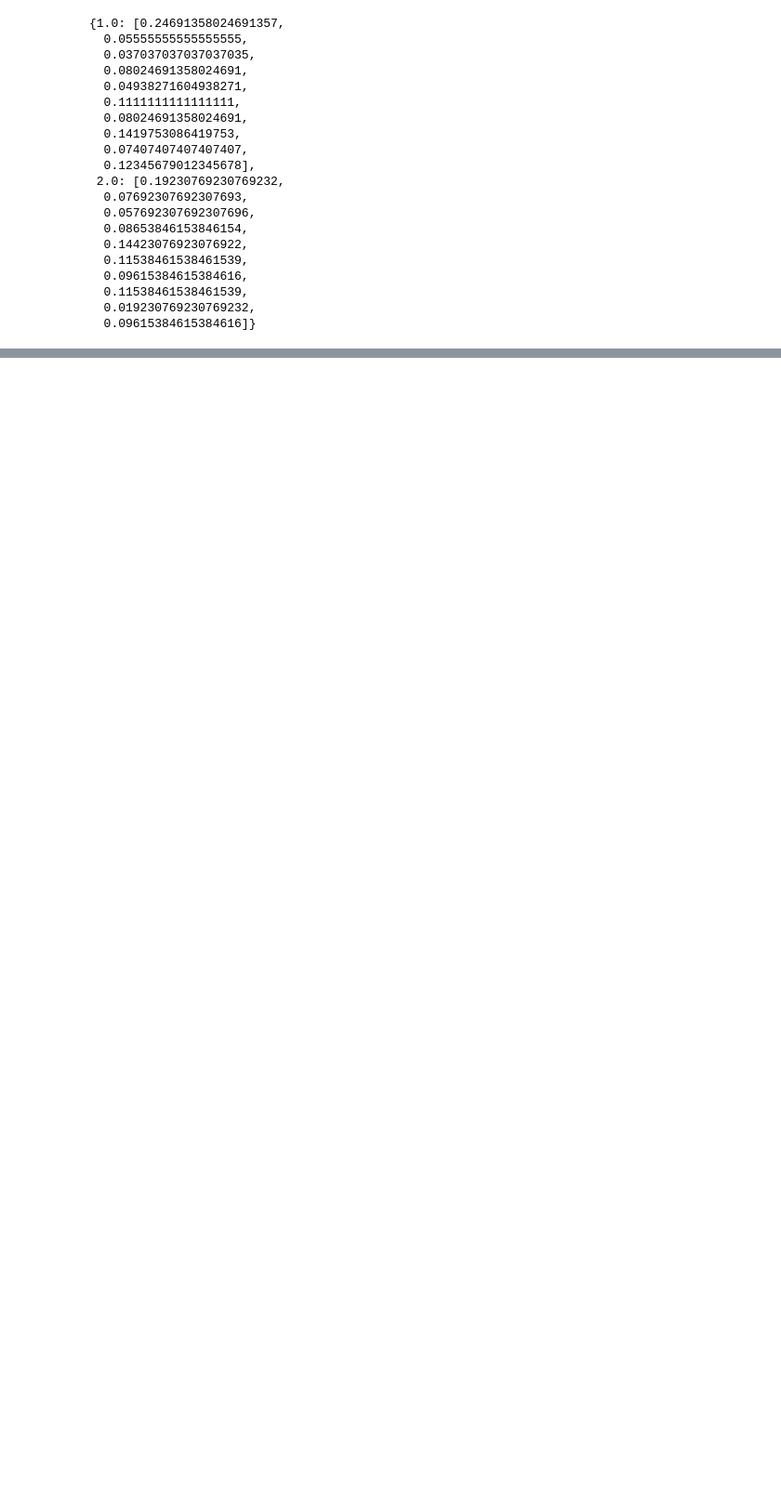
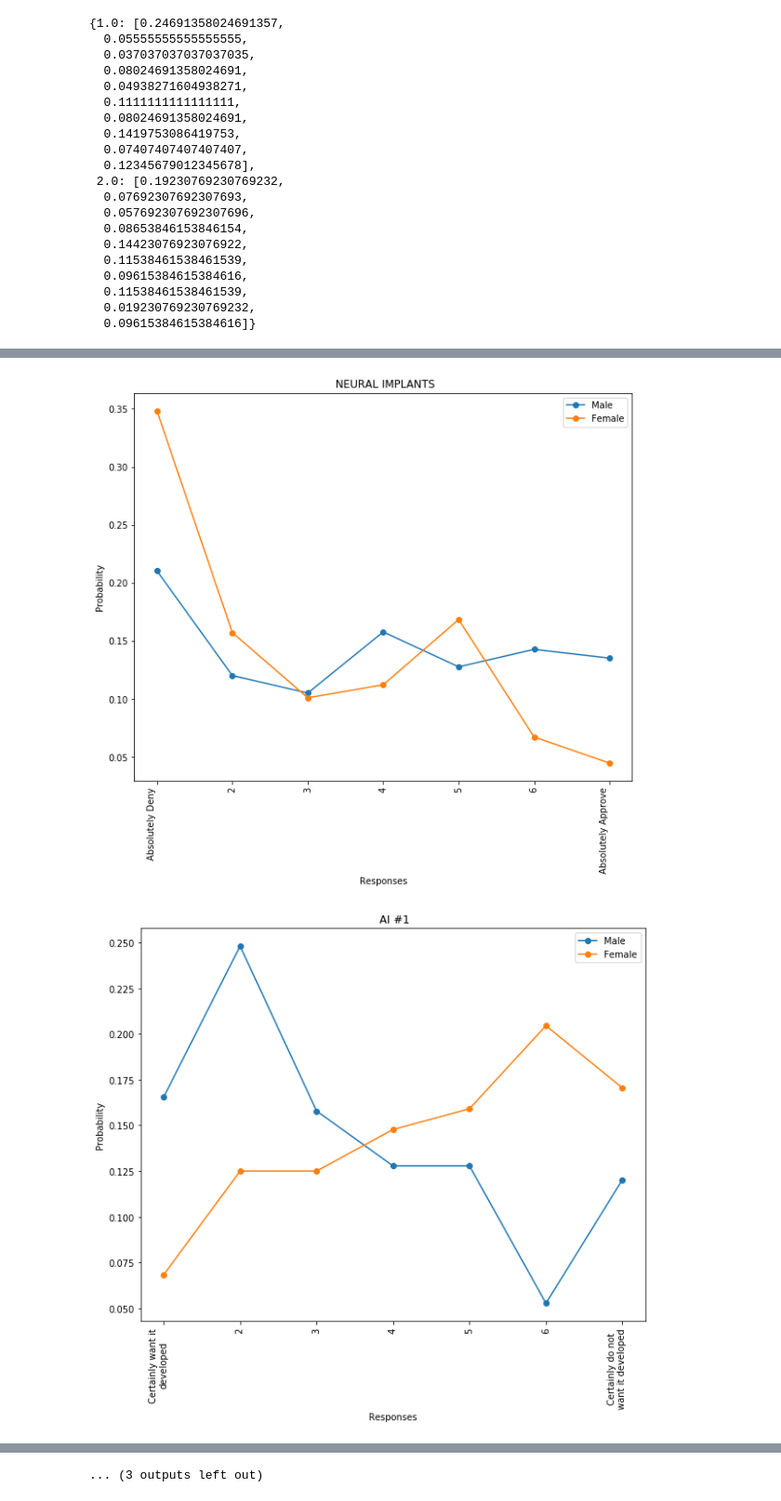
Before and after one commit to hwright-ucsb/ethics_study, a Jupyter notebook: notebooks/Analysis.ipynb, the cells around one changed output, grey strips where cells are left out. Shown at 93% size. Drawn from its saved outputs; the diff is of its cells as text; code cells hidden in the pictures; blank space fills up the shorter version.

```diff
--- a/notebooks/Analysis.ipynb
+++ b/notebooks/Analysis.ipynb
@@ -12,0 +59,5 @@
+# %%
+y_pred = regressor.predict(X_test)
+# %%
+df = pd.DataFrame({'Actual': y_test.flatten(), 'Predicted': y_pred.flatten()})
+df
@@ -282,6 +401,6 @@ def create_histogram(data, x_title, mapping, text_mapping, prob=True, include_no
         min_ylim, max_ylim = plt.ylim()
         ax.text(resp*1.1, max_ylim*0.9, 'User {:}: {:}'.format(show_resp_row_num, resp))
 
-    fn="../graphs/"+x_title+"_hist.png"
-    plt.savefig(fn, bbox_inches='tight')
+    #fn="../graphs/"+x_title+"_hist.png"
+    #plt.savefig(fn, bbox_inches='tight')
     plt.show()
@@ -338,6 +435,7 @@ def create_multi_histogram(data, x_title, mult_bar_title, mapping, text_mapping,
 
     grouped = data.groupby([mult_bar_title, x_title])['I03'].count() #we need to group by another column, idk why? (hence the I03 hardcoded here...)
 
+    # THIS IS HACKY !!!!
     # get rid of 0 position
     y_pos = y_pos[1:len(y_pos)-1]
     for i in range(0,num_bars):
@@ -392,8 +490,8 @@ def create_multi_histogram(data, x_title, mult_bar_title, mapping, text_mapping,
         min_ylim, max_ylim = plt.ylim()
         ax.text(mean*1.1, max_ylim*0.9, 'Mean: {:.2f}'.format(mean))
 
-    fn="../graphs/"+x_title+"_"+mult_bar_title+"_hist.png"
-    plt.savefig(fn, bbox_inches='tight')
+    #fn="../graphs/"+x_title+"_"+mult_bar_title+"_hist.png"
+    #plt.savefig(fn, bbox_inches='tight')
     plt.show()
     return all_counts
 # %%
@@ -588,0 +758,7 @@ create_multi_histogram(data, 'I02', 'I07', column_mapping, text_mapping, prob=Tr
+# %%
+for t in my_keys[6:len(my_keys)]:
+    create_multi_line(data, 'I02', t, column_mapping, text_mapping, prob=True, include_non_answers=False,
+                           show_mean=False, show_full_title=False, short_titles=short_question_text)
+# %% [output]
+[figure, added]
+[figure, added]
@@ -588,0 +775 @@ create_multi_histogram(data, 'I02', 'I07', column_mapping, text_mapping, prob=Tr
+... (3 outputs left out)
```
Also changed, not shown: parts of 63 cells of this notebook, 2 other files.
